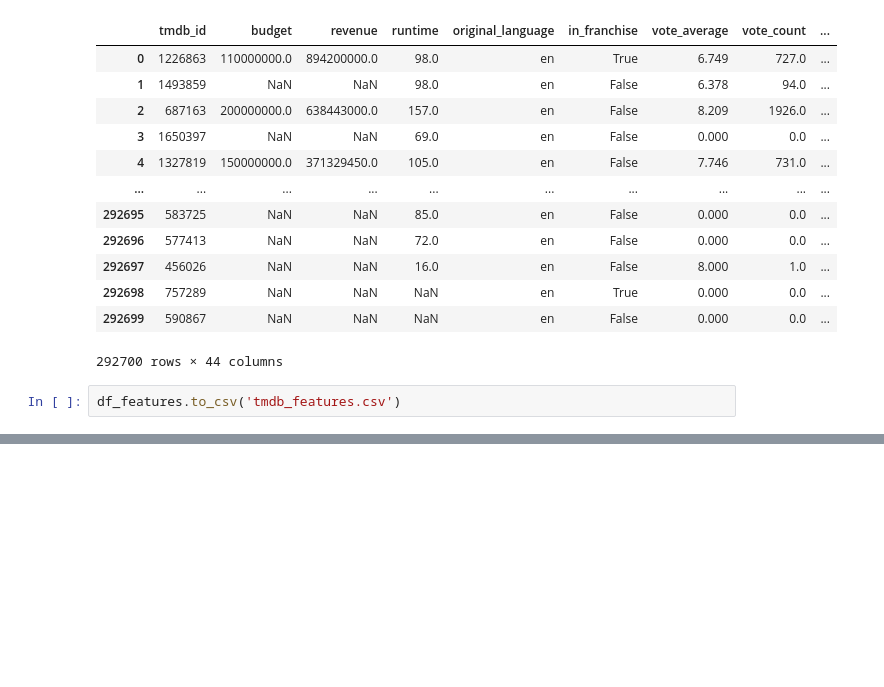
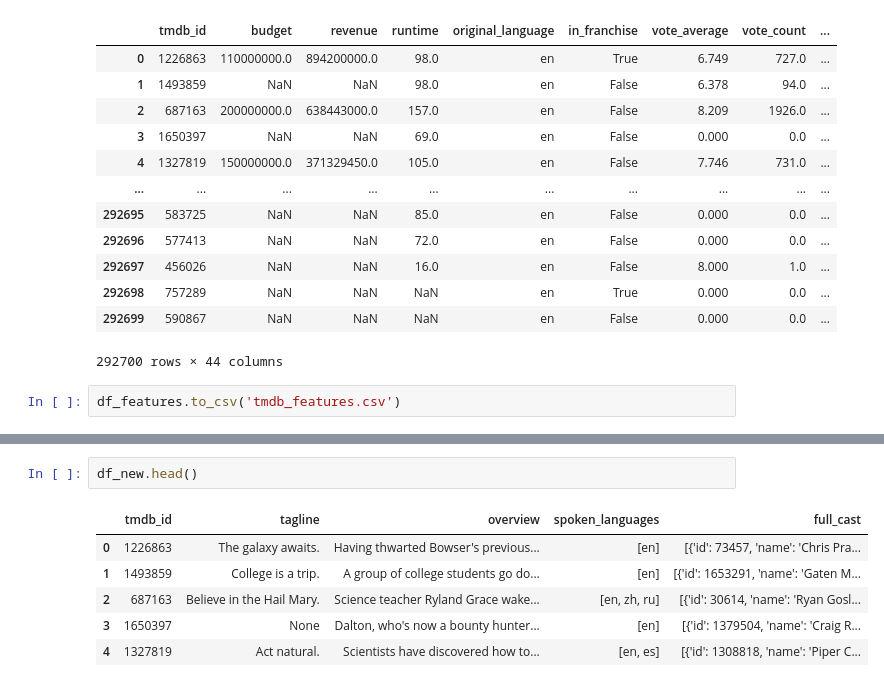
Before and after one commit to WobinWobin/data-trio-project, a Jupyter notebook: DMW/film_data/film_scraper.ipynb, the cells around one changed output, grey strips where cells are left out. Saved outputs shown, nothing was run; the diff lists cells and outputs as text; blank space fills up the shorter version.

```diff
--- a/DMW/film_data/film_scraper.ipynb
+++ b/DMW/film_data/film_scraper.ipynb
@@ -618,0 +645,9 @@ df_merged.iloc[half:].to_csv('movie_data_part2.csv', index=False)
+# %%
+df_new.head()
+# %% [output]
+|  | tmdb_id | tagline | overview | spoken_languages | full_cast |
+| 0 | 1226863 | The galaxy awaits. | Having thwarted Bowser's previous... | [en] | [{'id': 73457, 'name': 'Chris Pra... |
+| 1 | 1493859 | College is a trip. | A group of college students go do... | [en] | [{'id': 1653291, 'name': 'Gaten M... |
+| 2 | 687163 | Believe in the Hail Mary. | Science teacher Ryland Grace wake... | [en, zh, ru] | [{'id': 30614, 'name': 'Ryan Gosl... |
+| 3 | 1650397 | None | Dalton, who's now a bounty hunter... | [en] | [{'id': 1379504, 'name': 'Craig R... |
+| 4 | 1327819 | Act natural. | Scientists have discovered how to... | [en, es] | [{'id': 1308818, 'name': 'Piper C... |
```
Also changed, not shown: parts of 9 cells of this notebook, 14 other files.
